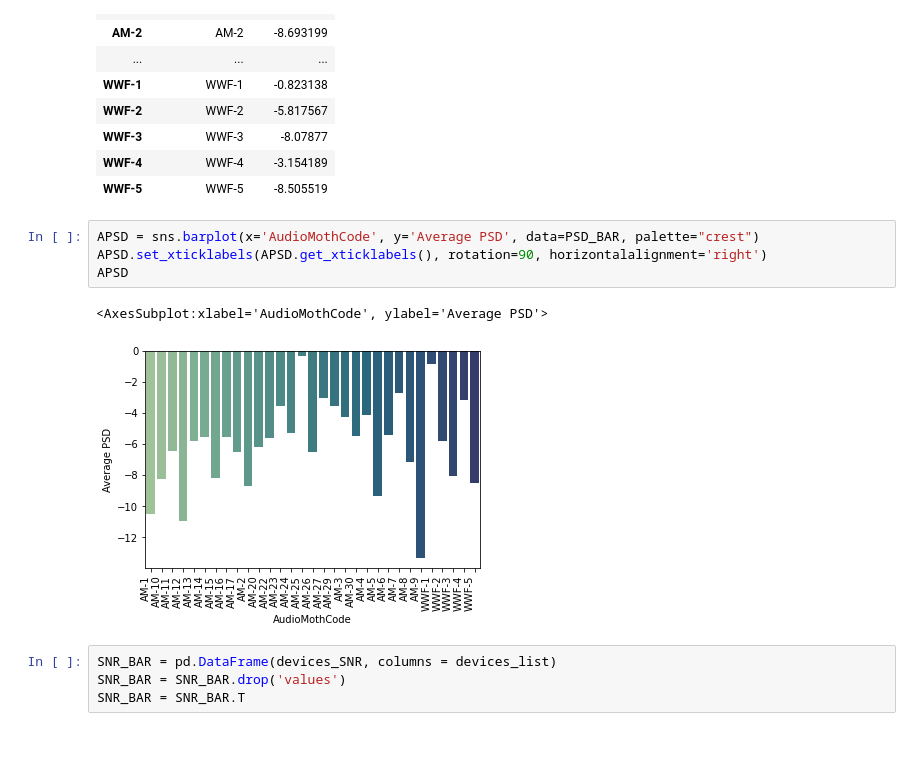
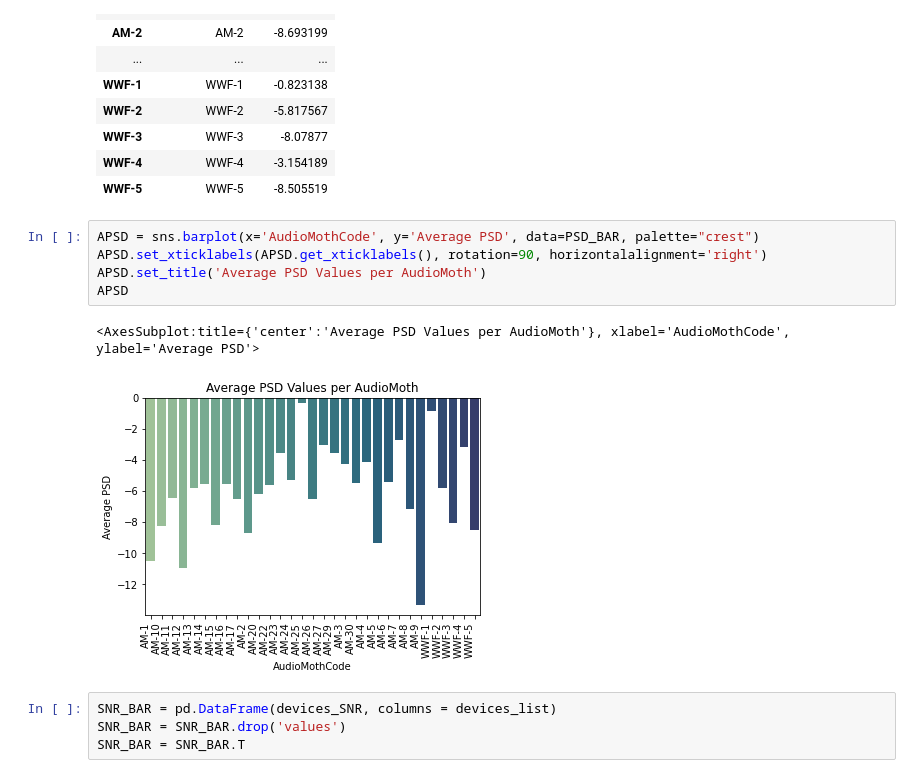
Before and after one commit to nishantbalaji/e4e-data-visualization, a Jupyter notebook: notebook.ipynb, the cells around one changed output. Saved outputs shown, nothing was run; the diff lists cells and outputs as text; blank space fills up the shorter version.

```diff
--- a/notebook.ipynb
+++ b/notebook.ipynb
@@ -134,10 +134,11 @@ PSD_BAR
 # %%
 APSD = sns.barplot(x='AudioMothCode', y='Average PSD', data=PSD_BAR, palette="crest")
 APSD.set_xticklabels(APSD.get_xticklabels(), rotation=90, horizontalalignment='right')
+APSD.set_title('Average PSD Values per AudioMoth')
 APSD
 # %% [output]
-<AxesSubplot:xlabel='AudioMothCode', ylabel='Average PSD'>
+<AxesSubplot:title={'center':'Average PSD Values per AudioMoth'}, xlabel='AudioMothCode', ylabel='Average PSD'>
-[figure, old version]
+[figure, new version]
 # %%
 SNR_BAR = pd.DataFrame(devices_SNR, columns = devices_list)
 SNR_BAR = SNR_BAR.drop('values')
```
Also changed, not shown: parts of 3 cells of this notebook.
